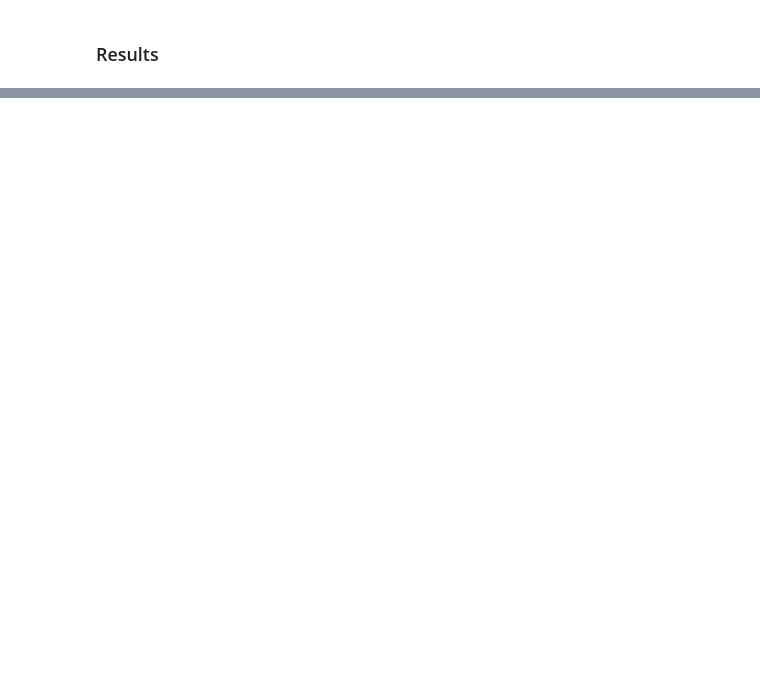
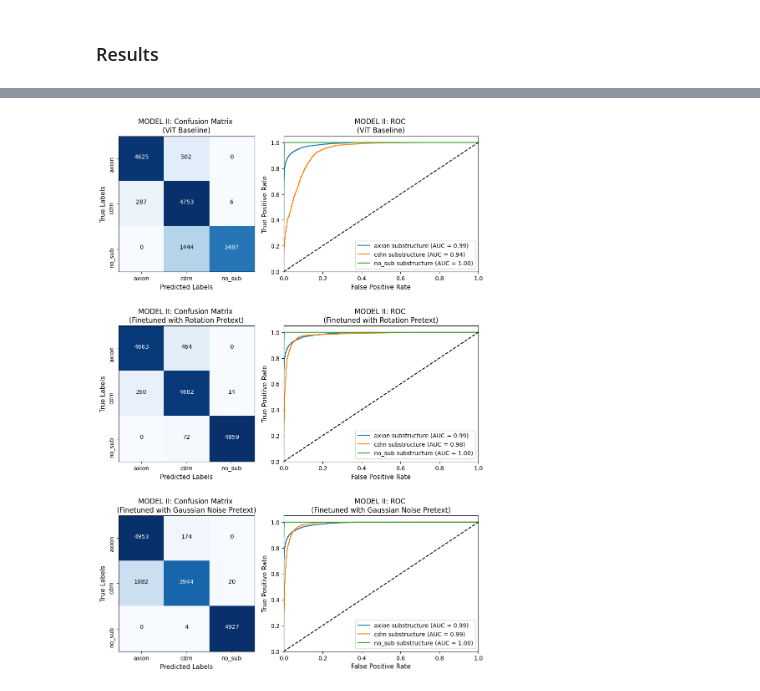
Before and after one commit to ML4SCI/DeepLense, a Jupyter notebook: Deeplens_Self_Supervised_Learning_Yashwardhan_Deshmukh/contrastive_learning/notebooks/model2_contrastive_vit.ipynb, the cells around one changed output, grey strips where cells are left out. Cells and saved outputs as stored; diff of their text form; code cells hidden in the pictures; blank space fills up the shorter version.

```diff
--- a/Deeplens_Self_Supervised_Learning_Yashwardhan_Deshmukh/contrastive_learning/notebooks/model2_contrastive_vit.ipynb
+++ b/Deeplens_Self_Supervised_Learning_Yashwardhan_Deshmukh/contrastive_learning/notebooks/model2_contrastive_vit.ipynb
@@ -873,7 +950,7 @@ pretraining_model_gaussian.compile(
     probe_optimizer=keras.optimizers.Adam(),
 )
 
-pretraining_history_gaussian = pretraining_model_gaussian.fit(train_generator_label, steps_per_epoch=steps_per_epoch, epochs=num_epochs,
+pretraining_history_gaussian = pretraining_model_gaussian.fit(train_generator_label, steps_per_epoch=steps_per_epoch, epochs=30,
                                             validation_data=test_generator_label, validation_steps = validation_steps)
 print(
     "Maximal validation accuracy: {:.2f}%".format(
@@ -897,7 +1013,7 @@ finetuning_model_gaussian.compile(
     loss=keras.losses.CategoricalCrossentropy(from_logits=False),
     metrics=['acc', metrics.AUC(name='auc')])
 
-finetuning_history_gaussian = finetuning_model_gaussian.fit(train_generator_one_hot, steps_per_epoch=steps_per_epoch, epochs=num_epochs,
+finetuning_history_gaussian = finetuning_model_gaussian.fit(train_generator_one_hot, steps_per_epoch=steps_per_epoch, epochs=20,
                                           validation_data=test_generator_one_hot, validation_steps = validation_steps)
 print(
     "Maximal validation accuracy: {:.2f}%".format(
@@ -911,7 +1047,7 @@ with open('finetuning_history_gaussian.pkl', 'wb') as file:
 # %% [markdown]
 ### Results
 # %%
-with open("history/baseline_history_resnet50.pkl", "rb") as f:
+with open("history/baseline_history_vit.pkl", "rb") as f:
     baseline_history = pickle.load(f)
 with open("history/finetuning_history_rotation.pkl", "rb") as f:
     finetuning_history_rotation = pickle.load(f)
@@ -953,5 +1091,5 @@ plot_training_curves(baseline_history, finetuning_history_rotation, finetuning_h
 # %%
-baseline_model.load_weights('weights/baseline_model_resnet50.h5')
+baseline_model.load_weights('weights/baseline_model_vit.h5')
 finetuning_model_rotation.load_weights('weights/finetuning_model_rotation.h5')
 finetuning_model_gaussian.load_weights('weights/finetuning_model_gaussian.h5')
 # %%
@@ -1033,6 +1207,6 @@ print(classification_report(y_true_finetuning_gaussian_int, y_pred_finetuning_ga
 # %%
 datasets = {
-    "Resnet50 Baseline": (y_true_baseline, y_pred_baseline),
+    "ViT Baseline": (y_true_baseline, y_pred_baseline),
     "Finetuned with Rotation Pretext": (y_true_finetuning_rotation, y_pred_finetuning_rotation),
     "Finetuned with Gaussian Noise Pretext": (y_true_finetuning_gaussian, y_pred_finetuning_gaussian)
 }
@@ -1051,30 +1225,32 @@ for idx, (title, (y_true, y_pred)) in enumerate(datasets.items()):
     plt.yticks(tick_marks, class_indices, rotation=90)
 
     thresh = cm.max() / 2
     for i in range(cm.shape[0]):
         for j in range(cm.shape[1]):
             plt.text(j, i, format(cm[i, j], 'd'),
                      horizontalalignment="center",
                      color="white" if cm[i, j] > thresh else "black")
     fpr = dict()
     tpr = dict()
     roc_auc = dict()
 
     for i in range(3):
         fpr[i], tpr[i], _ = roc_curve(y_true[:, i], y_pred[:, i])
         roc_auc[i] = auc(fpr[i], tpr[i])
 
     plt.subplot(len(datasets), 2, 2*idx+2)
     for class_name, i in class_indices.items():
         plt.plot(fpr[i], tpr[i], label=f"{class_name} substructure (AUC = {roc_auc[i]:.2f})")
 
     plt.plot([0, 1], [0, 1], 'k--')
     plt.xlim([0.0, 1.0])
     plt.ylim([0.0, 1.05])
     plt.title(f'MODEL II: ROC \n({title})', fontsize=12)
     plt.xlabel('False Positive Rate', fontsize=11)
     plt.ylabel('True Positive Rate', fontsize=11)
     plt.legend(loc="lower right")
 
 plt.subplots_adjust(wspace=0, hspace=0.4)
 plt.show()
+# %% [output]
+[figure, added]
```
Also changed, not shown: parts of 15 cells of this notebook.
